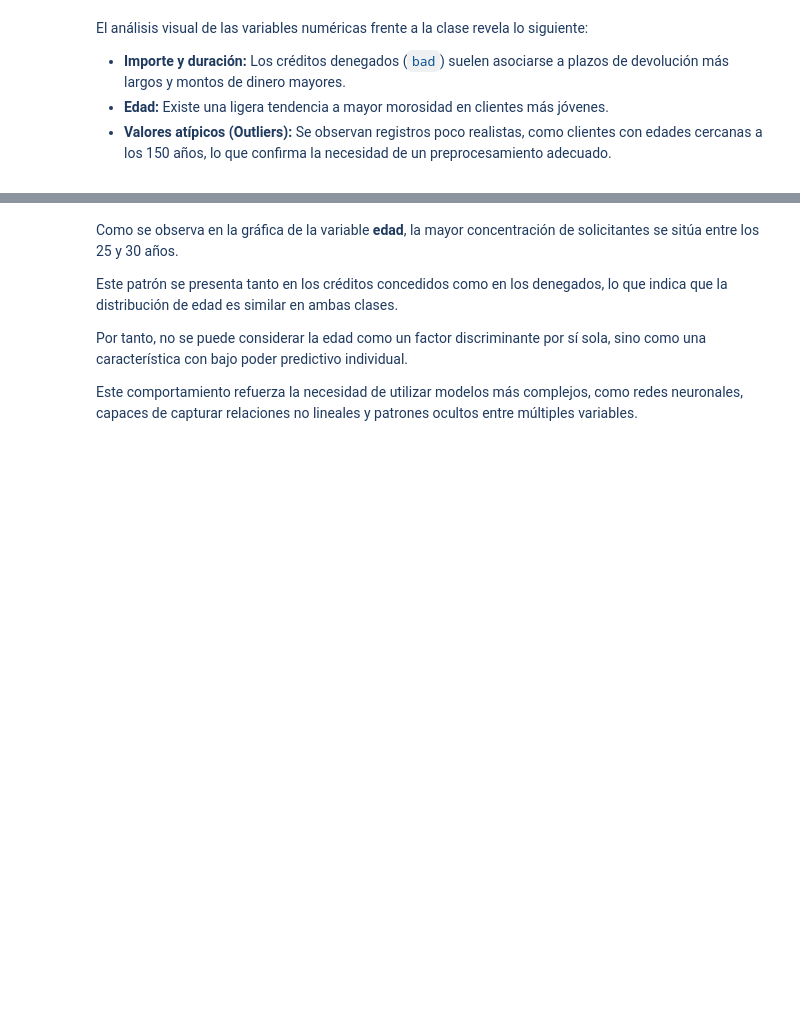
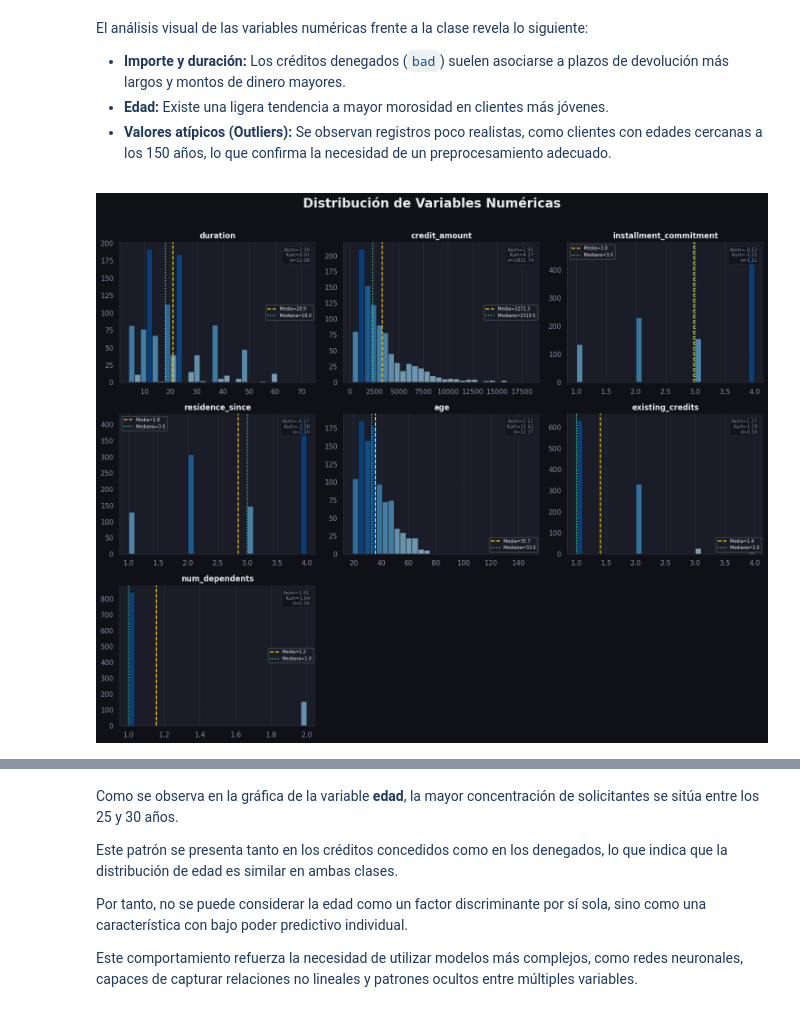
Before and after one commit to nickiiinicole/proyecto_redes_neuronales, a Jupyter notebook: FinalProjectUD4.ipynb, the cells around one changed output, grey strips where cells are left out. Saved outputs shown, nothing was run; the diff lists cells and outputs as text; code cells hidden in the pictures; blank space fills up the shorter version.

```diff
--- a/FinalProjectUD4.ipynb
+++ b/FinalProjectUD4.ipynb
@@ -252,3 +261,54 @@ El análisis visual de las variables numéricas frente a la clase revela lo sigu
 </ul>
 
 </div>
+# %%
+
+plt.rcParams.update({
+    'figure.facecolor': '#0f1117', 'axes.facecolor': '#1a1d27',
+    'axes.edgecolor': '#2a2d3a', 'axes.labelcolor': '#8b8fa8',
+    'axes.titlecolor': '#e8eaf0', 'xtick.color': '#8b8fa8',
+    'ytick.color': '#8b8fa8', 'grid.color': '#2a2d3a',
+    'text.color': '#e8eaf0', 'axes.spines.top': False, 'axes.spines.right': False,
+})
+
+numericas = creditos.select_dtypes(include=[np.number]).columns.tolist()
+cols = 3
+rows = int(np.ceil(len(numericas) / cols))
+
+fig, axes = plt.subplots(rows, cols, figsize=(cols * 5, rows * 4))
+axes = axes.flatten()
+
+fig.suptitle('Distribución de Variables Numéricas', fontsize=20,
+            fontweight='bold', color='#e8eaf0', y=1.01)
+
+for i, col in enumerate(numericas):
+    ax = axes[i]
+    data = creditos[col].dropna()
+
+    n_counts, bin_edges, patches = ax.hist(data, bins=30, color='#4e9af1',
+                                            edgecolor='#0f1117', alpha=0.75)
+    for patch, count in zip(patches, n_counts):
+        patch.set_facecolor(plt.cm.Blues(0.35 + 0.55 * count / n_counts.max()))
+
+    ax.axvline(data.mean(),   color='#FFD700', lw=1.6, ls='--', label=f'Media={data.mean():.1f}')
+    ax.axvline(data.median(), color='#4ef1a0', lw=1.6, ls=':',  label=f'Mediana={data.median():.1f}')
+
+
+    # Stats en esquina
+    skw, krt = stats.skew(data), stats.kurtosis(data)
+    ax.text(0.97, 0.96, f"Asim={skw:.2f}\nKurt={krt:.2f}\nσ={data.std():.2f}",
+            transform=ax.transAxes, fontsize=7.5, va='top', ha='right',
+            color='#8b8fa8', bbox=dict(boxstyle='round,pad=0.3',
+            facecolor='#0f1117', alpha=0.7, edgecolor='#2a2d3a'))
+
+    ax.set_title(col, fontsize=12, fontweight='bold')
+    ax.legend(fontsize=7, framealpha=0.3, labelcolor='#e8eaf0', facecolor='#1a1d27')
+    ax.grid(axis='y', alpha=0.3)
+
+for j in range(i + 1, len(axes)):
+    axes[j].set_visible(False)
+
+plt.tight_layout()
+plt.show()
+# %% [output]
+[figure, added]
```
Also changed, not shown: parts of 5 cells of this notebook.
